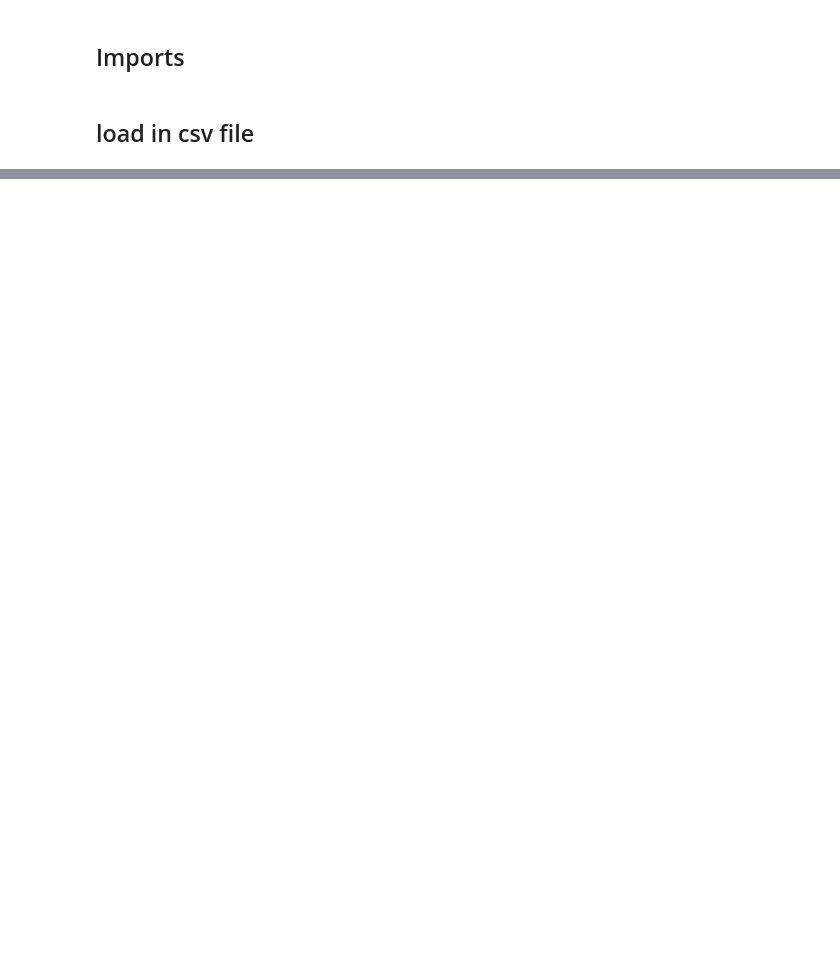
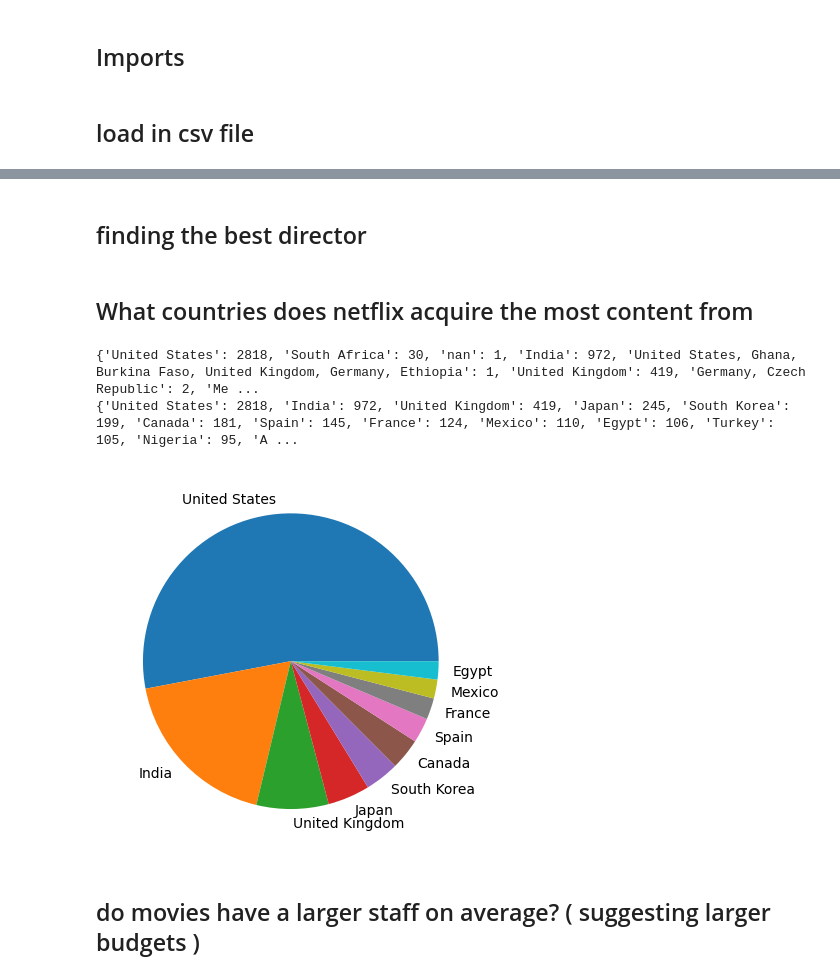
Before and after one commit to ab1653/Empirical-Project, a Jupyter notebook: blog.ipynb, the cells around one changed output, grey strips where cells are left out. Cells and saved outputs as stored; diff of their text form; code cells hidden in the pictures; blank space fills up the shorter version.

```diff
--- a/blog.ipynb
+++ b/blog.ipynb
@@ -74,0 +104,41 @@ plt.show()
+# %% [markdown]
+## finding the best director
+# %% [markdown]
+## What countries does netflix acquire the most content from
+# %%
+extract = df[["country"]]
+
+countries = {}
+
+for country in extract.values:
+
+    # get the country
+    country = country[0]
+
+    # add it to the dictionary
+    if country not in countries:
+        countries.setdefault(str(country), 1)
+    else:
+        countries[country] += 1
+
+print(countries)
+# sorted by key, return a list of tuples
+countries = (dict(sorted(countries.items(), key=lambda item: item[1], reverse=True)))
+
+print(countries)
+# unpack a list of pairs into two tuples
+x, y = zip(*countries.items())
+
+x = list(x)[:10]
+y = list(y)[:10]
+
+plt.rcParams['axes.facecolor'] = 'beige'
+plt.pie(y, labels=x)
+# plt.grid()
+plt.show()
+# %% [output]
+{'United States': 2818, 'South Africa': 30, 'nan': 1, 'India': 972, 'United States, Ghana, Burkina Faso, United Kingdom, Germany, Ethiopia': 1, 'United Kingdom': 419, 'Germany, Czech Republic': 2, 'Me ...
+{'United States': 2818, 'India': 972, 'United Kingdom': 419, 'Japan': 245, 'South Korea': 199, 'Canada': 181, 'Spain': 145, 'France': 124, 'Mexico': 110, 'Egypt': 106, 'Turkey': 105, 'Nigeria': 95, 'A ...
+[figure, added]
+# %% [markdown]
+## do movies have a larger staff on average? ( suggesting larger budgets )
```
Also changed, not shown: parts of 7 cells of this notebook, 1 other file.
